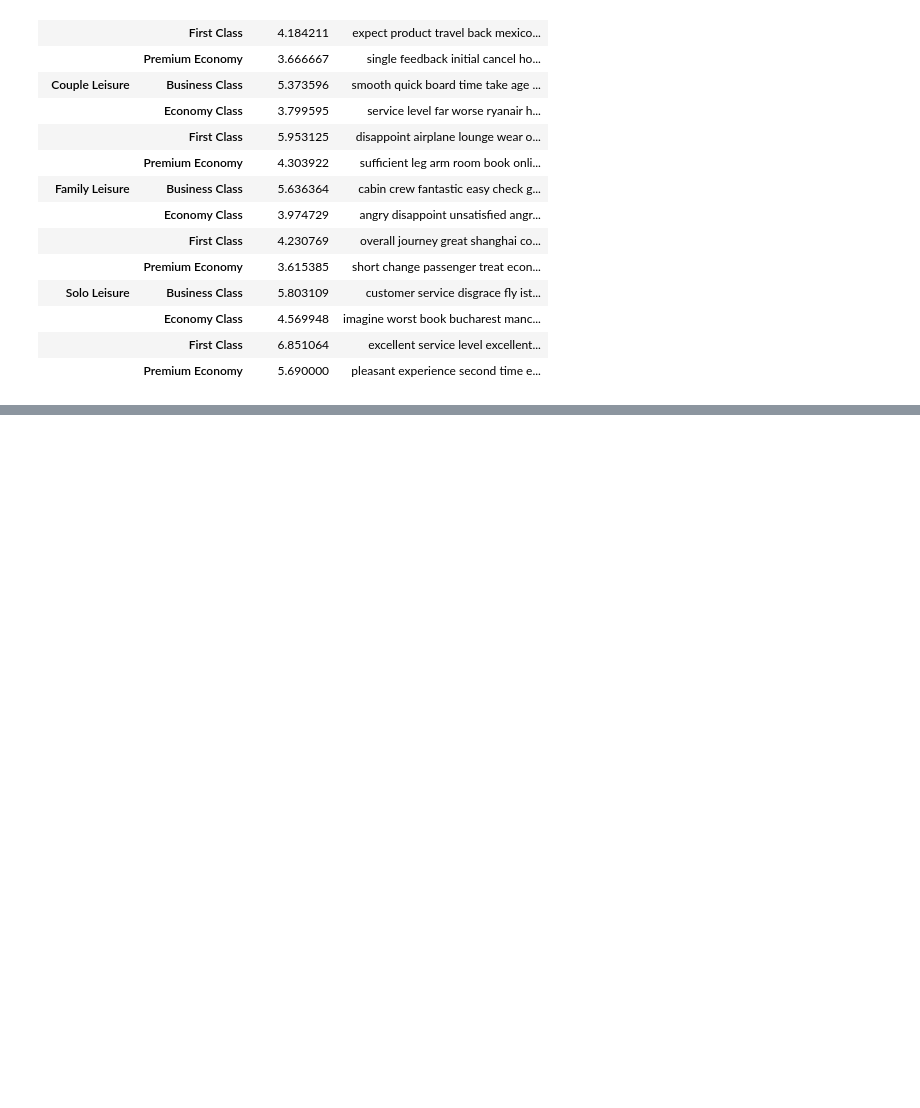
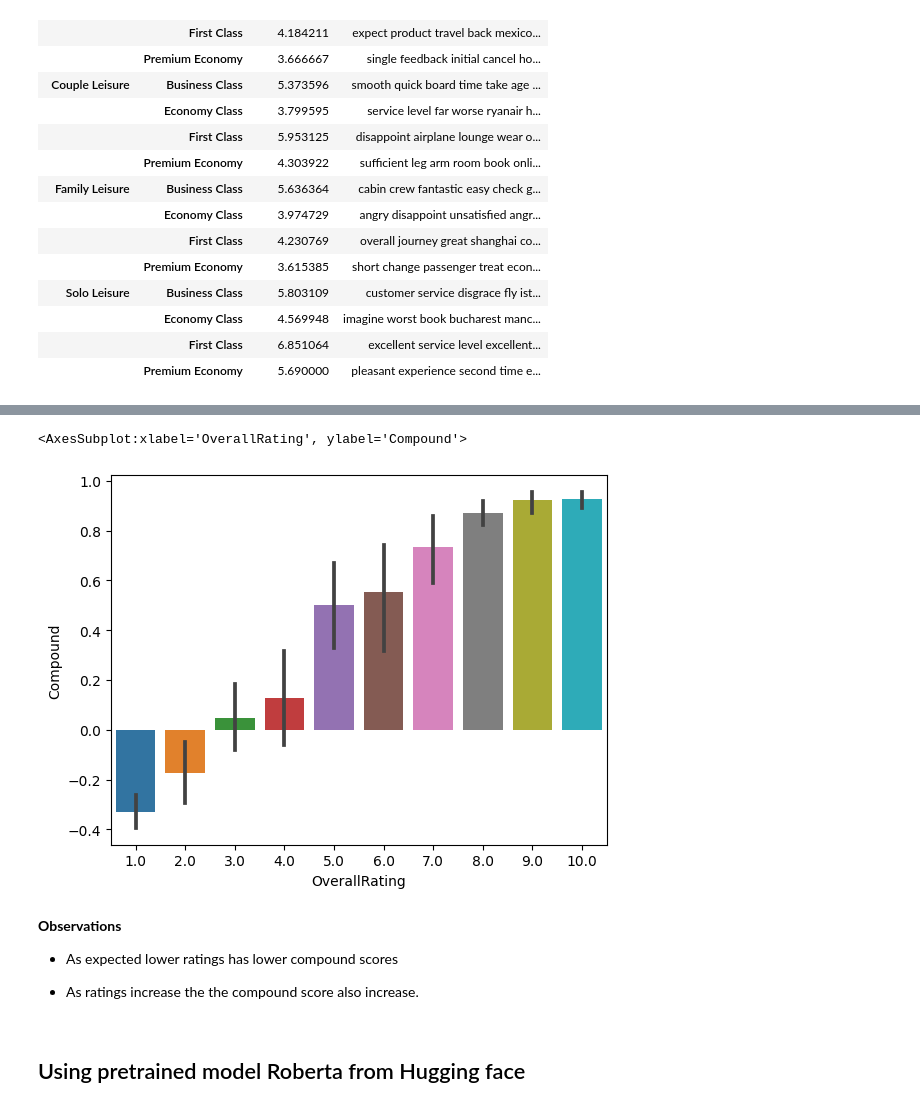
Before and after one commit to girishgautam/ba_review_eda_nlp, a Jupyter notebook: BA_airline_review.ipynb, the cells around one changed output, grey strips where cells are left out. Drawn from its saved outputs; the diff is of its cells as text; code cells hidden in the pictures; blank space fills up the shorter version.

Commit message:
did Sentiment analysis using python library and transformers from Hugging face

```diff
--- a/BA_airline_review.ipynb
+++ b/BA_airline_review.ipynb
@@ -522,0 +555,5 @@ for cat, text in small_df.groupby(['TypeOfTraveller', 'SeatType'])[['clean_revie
+# %%
+res = {}
+for i, row in small_df.iterrows():
+    text = row['clean_review']
+    res[i] = sia.polarity_scores(text)
@@ -522,0 +580,4 @@ for cat, text in small_df.groupby(['TypeOfTraveller', 'SeatType'])[['clean_revie
+# %%
+res_df = pd.DataFrame(res).T
+res_df = res_df.rename(columns={'neg': 'Negative', 'neu': 'Neutral', 'pos': 'Positive', 'compound': 'Compound'})
+res_df.head()
@@ -522,0 +591,5 @@ for cat, text in small_df.groupby(['TypeOfTraveller', 'SeatType'])[['clean_revie
+# %%
+new_df = small_df.join(res_df)
+# %%
+# Reduced the number of rows for computational ease
+new_df = new_df.head(1000)
@@ -522,0 +605,13 @@ for cat, text in small_df.groupby(['TypeOfTraveller', 'SeatType'])[['clean_revie
+# %%
+sns.barplot(data=new_df, x='OverallRating', y='Compound')
+# %% [output]
+<AxesSubplot:xlabel='OverallRating', ylabel='Compound'>
+[figure, added]
+# %% [markdown]
+**Observations**
+
+- As expected lower ratings has lower compound scores
+
+- As ratings increase the the compound score also increase.
+# %% [markdown]
+## Using pretrained model Roberta from Hugging face
```
Also changed, not shown: parts of 25 cells of this notebook.
